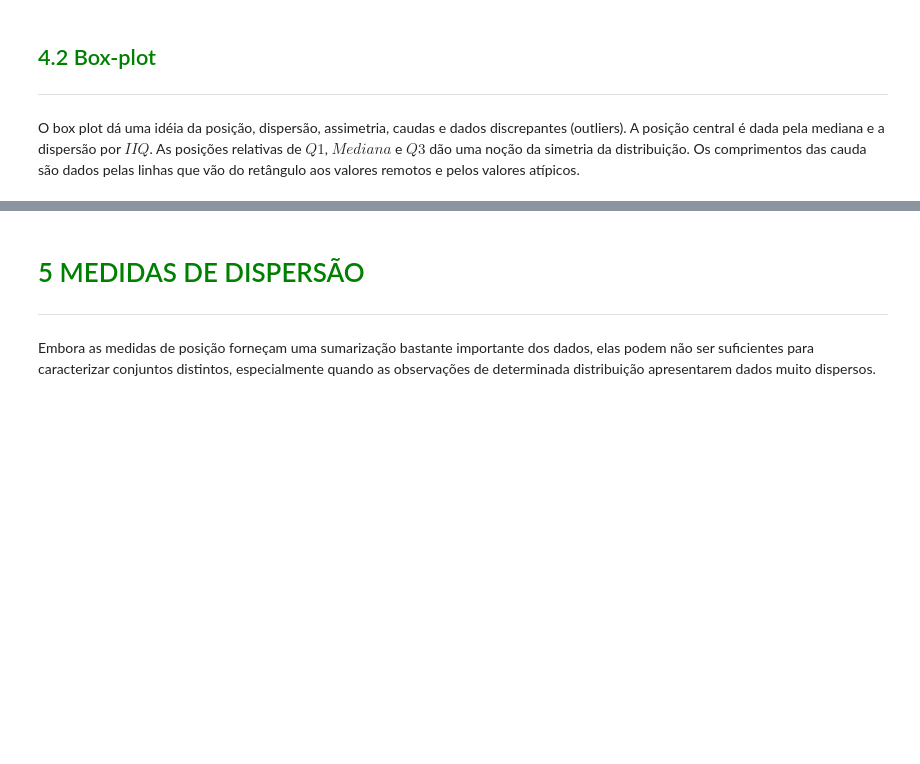
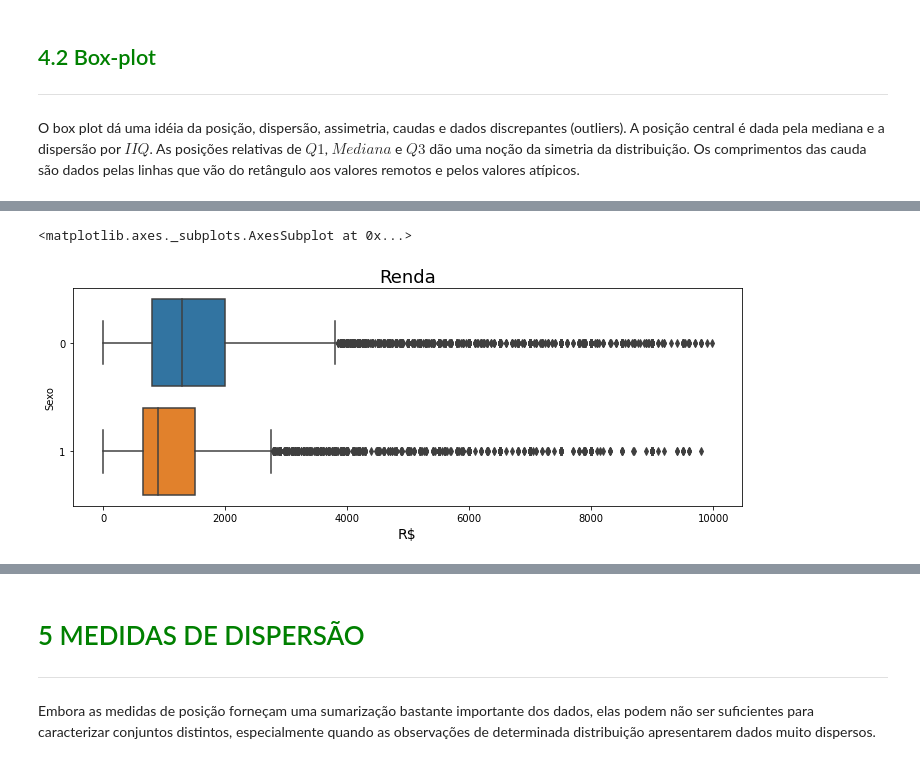
Before and after one commit to Gleis0nLemos/Estatistica_I, a Jupyter notebook: CursoDeEstatisca1.ipynb, the cells around one changed output, grey strips where cells are left out. Saved outputs shown, nothing was run; the diff lists cells and outputs as text; code cells hidden in the pictures; blank space fills up the shorter version.

```diff
--- a/CursoDeEstatisca1.ipynb
+++ b/CursoDeEstatisca1.ipynb
@@ -1042,0 +1126,9 @@ O box plot dá uma idéia da posição, dispersão, assimetria, caudas e dados d
+# %%
+ax = sns.boxplot( x = 'Renda', y = 'Sexo', data = dados.query('Renda < 10000'), orient = 'h')
+ax.figure.set_size_inches(12, 4)
+ax.set_title('Renda', fontsize=18)
+ax.set_xlabel('R$', fontsize=14)
+ax
+# %% [output]
+<matplotlib.axes._subplots.AxesSubplot at 0x...>
+[figure, added]
```
Also changed, not shown: parts of 12 cells of this notebook, 1 other file.
